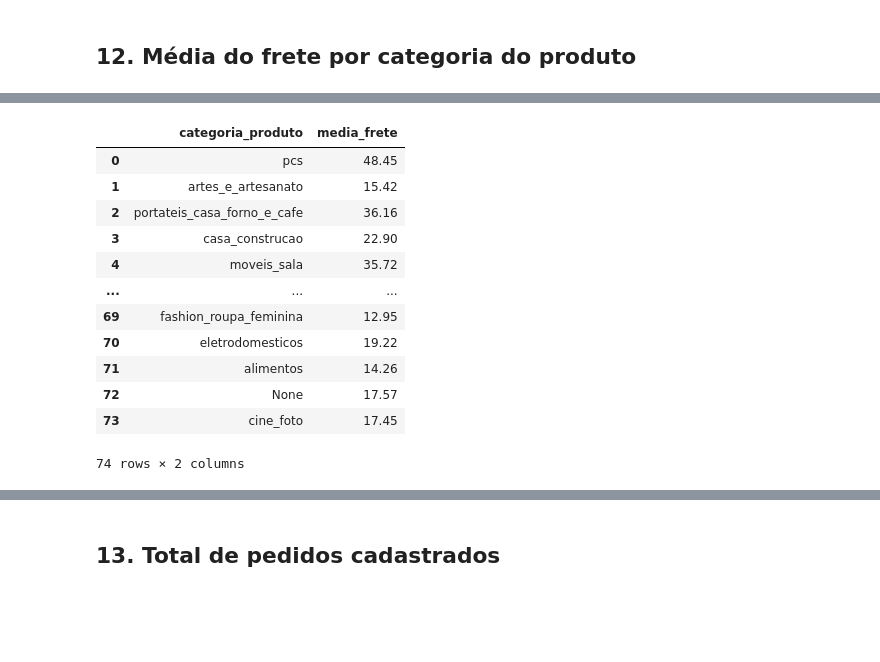
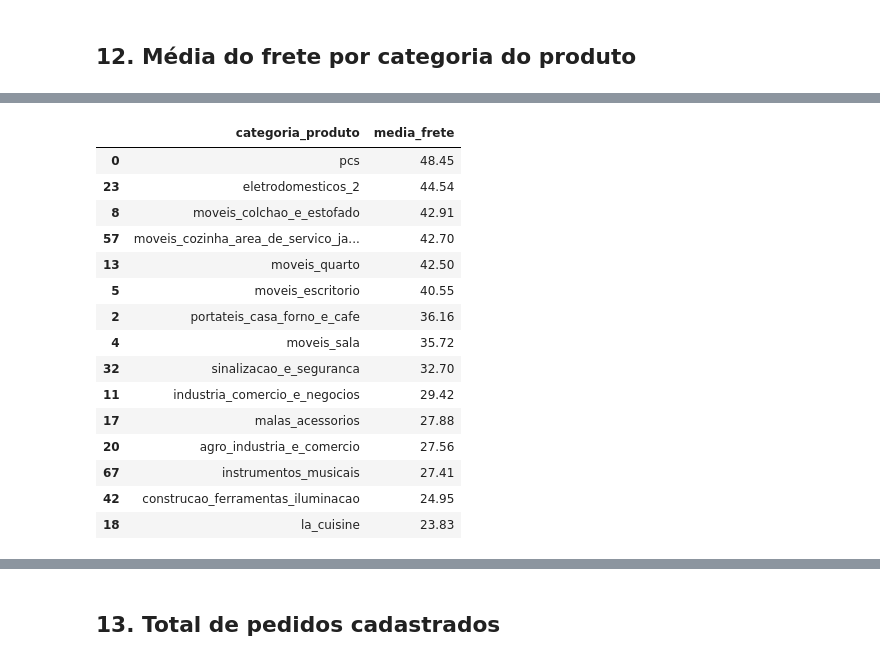
Before and after one commit to deborabmfreitas/projeto-sql, a Jupyter notebook: project.ipynb, the cells around one changed output, grey strips where cells are left out. Cells and saved outputs as stored; diff of their text form; code cells hidden in the pictures; blank space fills up the shorter version.

```diff
--- a/project.ipynb
+++ b/project.ipynb
@@ -13,18 +14,13 @@ import matplotlib.pyplot as plt
 # %%
 olist_customers = pd.read_csv('data/olist_customers_dataset.csv', index_col=0)
-olist_geolocation = pd.read_csv(
-    'data/olist_geolocation_dataset.csv', index_col=0)
-olist_order_items = pd.read_csv(
-    'data/olist_order_items_dataset.csv', index_col=0)
-olist_order_payments = pd.read_csv(
-    'data/olist_order_payments_dataset.csv', index_col=0)
-olist_order_reviews = pd.read_csv(
-    'data/olist_order_reviews_dataset.csv', index_col=0)
+olist_geolocation = pd.read_csv('data/olist_geolocation_dataset.csv', index_col=0)
+olist_order_items = pd.read_csv('data/olist_order_items_dataset.csv', index_col=0)
+olist_order_payments = pd.read_csv('data/olist_order_payments_dataset.csv', index_col=0)
+olist_order_reviews = pd.read_csv('data/olist_order_reviews_dataset.csv', index_col=0)
 olist_orders = pd.read_csv('data/olist_orders_dataset.csv', index_col=0)
 olist_products = pd.read_csv('data/olist_products_dataset.csv', index_col=0)
 olist_sellers = pd.read_csv('data/olist_sellers_dataset.csv', index_col=0)
-product_category_name = pd.read_csv(
-    'data/product_category_name_translation.csv', index_col=0)
+product_category_name = pd.read_csv('data/product_category_name_translation.csv', index_col=0)
 # %% [markdown]
 # Inspecionando os dados
 # %%
@@ -259,9 +252,9 @@ olist_products['product_category_name'].dropna(inplace=True)
 # %% [markdown]
 > As colunas abaixo tratam das dimensões dos produtos e não são de interesse para essa visualização de dados, por isso foram removidas.
 # %%
-olist_products.drop(['product_name_lenght',
-                     'product_description_lenght', 'product_photos_qty', 'product_weight_g',
-                     'product_length_cm', 'product_height_cm', 'product_width_cm'], axis=1, inplace=True)
+olist_products.drop(['product_name_lenght','product_description_lenght','product_photos_qty',
+                     'product_weight_g','product_length_cm', 'product_height_cm',
+                     'product_width_cm'], axis=1, inplace=True)
 # %%
 olist_products.columns
 # %% [output]
@@ -813,30 +869,32 @@ olist_order_items      olist_orders           product_category_name
 # %%
 query = """
         SELECT p.product_category_name AS categoria_produto, ROUND(AVG(oi.freight_value),2) AS media_frete
 
         FROM olist_products p INNER JOIN olist_order_items oi ON p.product_id = oi.product_id
 
         GROUP BY p.product_category_name
 
         ORDER BY oi.freight_value DESC
 
-        LIMIT 1000;
-
         """
 
 order_freight = pd.read_sql(query, con=conn)
-order_freight
+order_freight = order_freight.sort_values(by= 'media_frete', ascending = False)
+order_freight.head(15)
 # %% [output]
 |  | categoria_produto | media_frete |
 | 0 | pcs | 48.45 |
-| 1 | artes_e_artesanato | 15.42 |
+| 23 | eletrodomesticos_2 | 44.54 |
+| 8 | moveis_colchao_e_estofado | 42.91 |
+| 57 | moveis_cozinha_area_de_servico_ja... | 42.70 |
+| 13 | moveis_quarto | 42.50 |
+| 5 | moveis_escritorio | 40.55 |
 | 2 | portateis_casa_forno_e_cafe | 36.16 |
-| 3 | casa_construcao | 22.90 |
 | 4 | moveis_sala | 35.72 |
-| ... | ... | ... |
-| 69 | fashion_roupa_feminina | 12.95 |
-| 70 | eletrodomesticos | 19.22 |
-| 71 | alimentos | 14.26 |
-| 72 | None | 17.57 |
-| 73 | cine_foto | 17.45 |
+| 32 | sinalizacao_e_seguranca | 32.70 |
+| 11 | industria_comercio_e_negocios | 29.42 |
+| 17 | malas_acessorios | 27.88 |
+| 20 | agro_industria_e_comercio | 27.56 |
+| 67 | instrumentos_musicais | 27.41 |
+| 42 | construcao_ferramentas_iluminacao | 24.95 |
+| 18 | la_cuisine | 23.83 |
-74 rows × 2 columns
```
Also changed, not shown: parts of 59 cells of this notebook.
